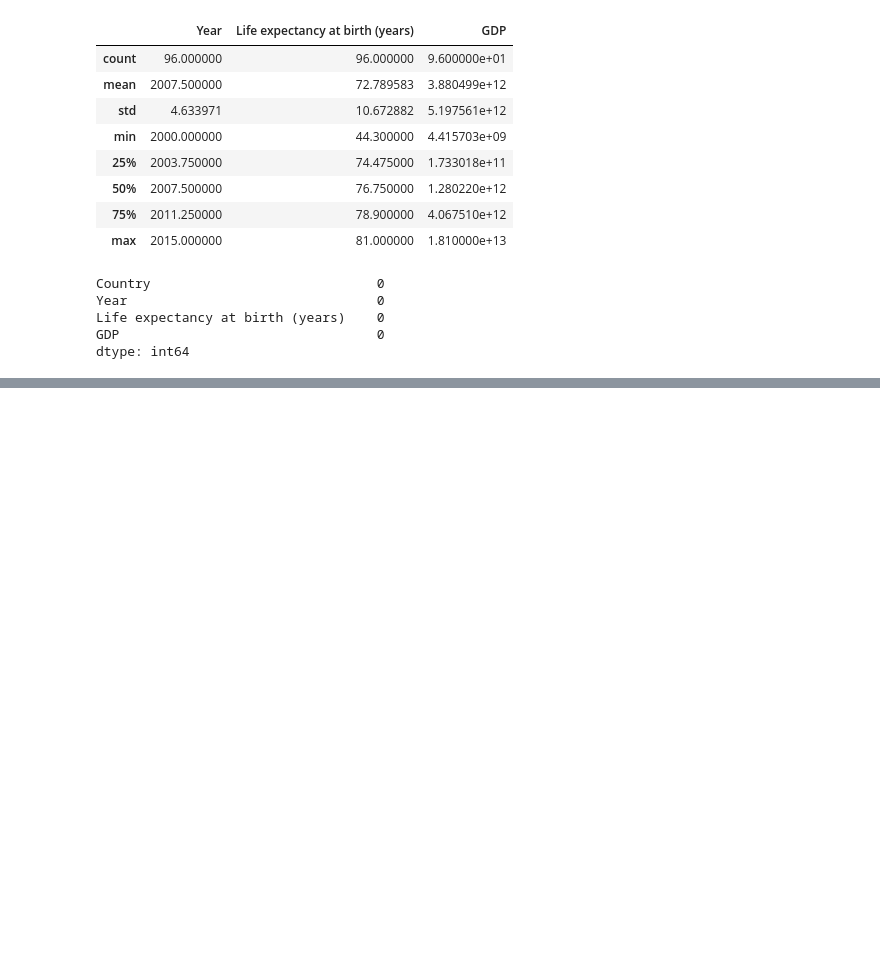
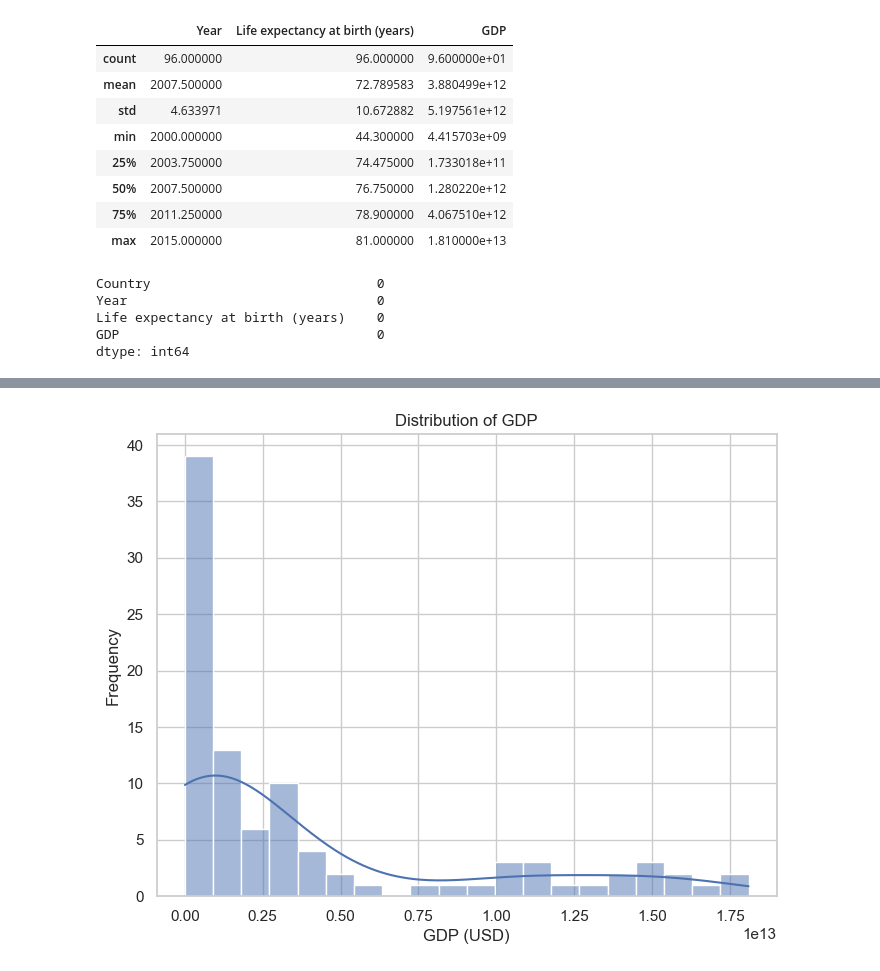
Before and after one commit to aadil-221B/GDP-Life-Expectancy-Portfolio, a Jupyter notebook: notebooks/Load_Data.ipynb, the cells around one changed output, grey strips where cells are left out. Saved outputs shown, nothing was run; the diff lists cells and outputs as text; code cells hidden in the pictures; blank space fills up the shorter version.

```diff
--- a/notebooks/Load_Data.ipynb
+++ b/notebooks/Load_Data.ipynb
@@ -42,0 +159,19 @@ dtype: int64
+# %%
+import matplotlib.pyplot as plt
+import seaborn as sns
+
+# Set the style for plots
+sns.set(style="whitegrid")
+
+# Histogram of GDP
+plt.figure(figsize=(8, 6))
+sns.histplot(data['GDP'], bins=20, kde=True)
+plt.title('Distribution of GDP')
+plt.xlabel('GDP (USD)')
+plt.ylabel('Frequency')
+hist_plot_path = os.path.join(visualization_folder, "GDP_distribution.png")
+plt.savefig(hist_plot_path, bbox_inches="tight")
+plt.show()
+plt.close()
+# %% [output]
+[figure, added]
```
Also changed, not shown: parts of 23 cells of this notebook, 12 other files.
